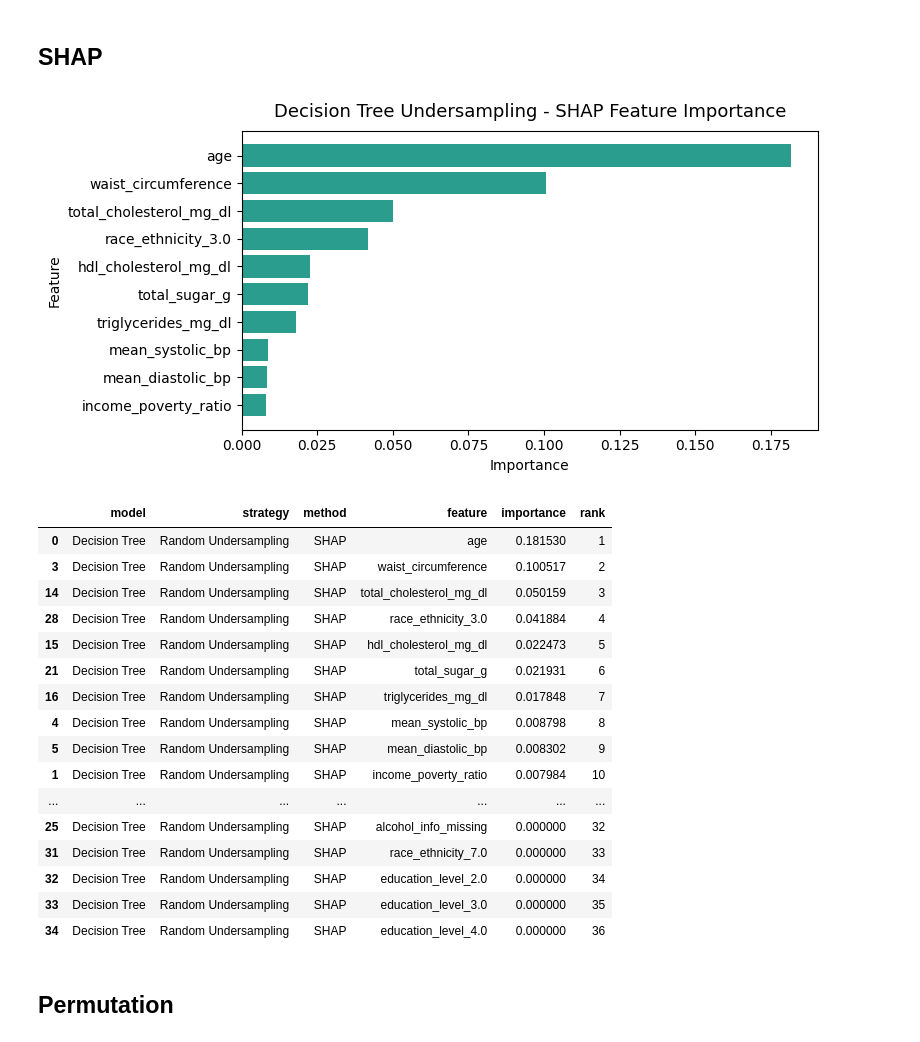
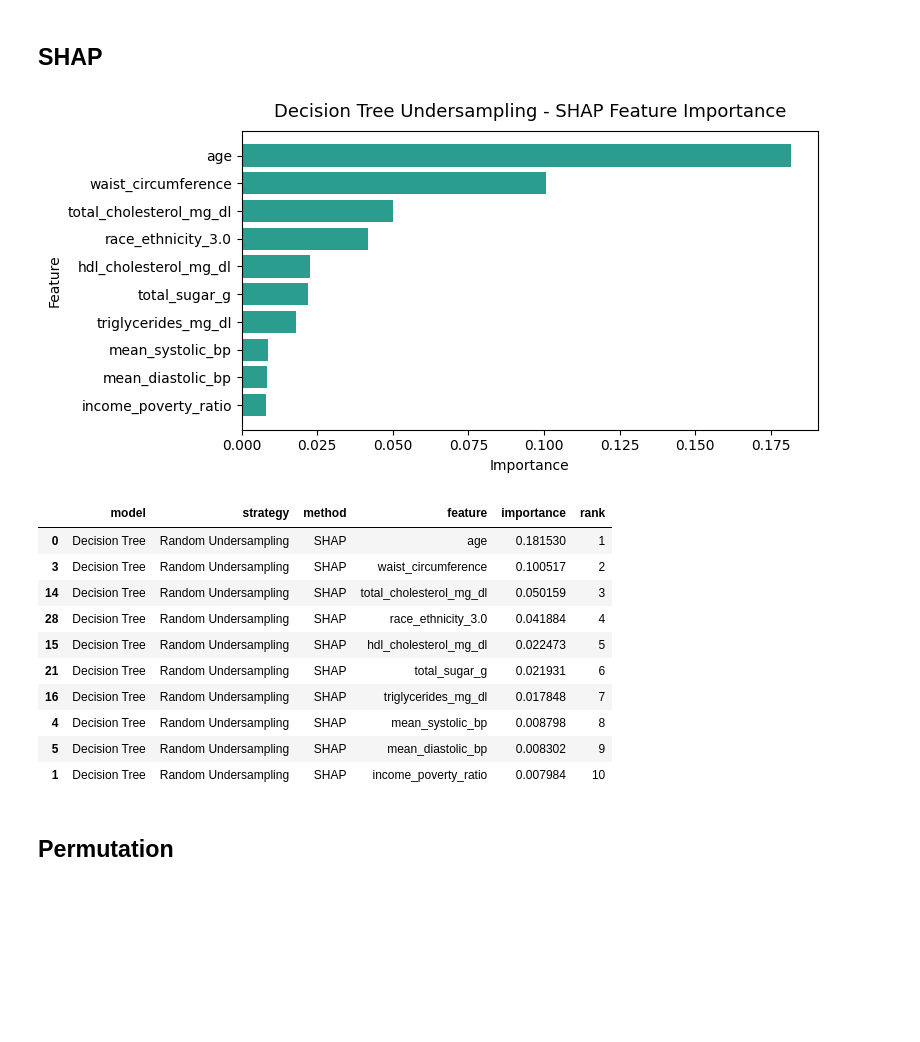
Before and after one commit to KaylanDG/Feature_Importance_DT2_Prediction, a Jupyter notebook: DecisionTree/decision_tree_B.ipynb, the cells around one changed output. Cells and saved outputs as stored; diff of their text form; code cells hidden in the pictures; blank space fills up the shorter version.

```diff
--- a/DecisionTree/decision_tree_B.ipynb
+++ b/DecisionTree/decision_tree_B.ipynb
@@ -174,56 +175,59 @@ All results are exported for cross-model comparison.
 ## SHAP
 # %%
 # SHAP feature importance
+
 shap_explainer = shap.TreeExplainer(best_model.named_steps["model"] )
 shap_values = shap_explainer.shap_values(X_test_final)[:, :, 1]
 
 shap_importance = pd.Series(np.abs(shap_values).mean(axis=0), index=X_test_final.columns)
 shap_rank = shap_importance.rank(ascending=False, method="first").astype(int)
 
-xai_shap_df = pd.DataFrame({
+shap_df = pd.DataFrame({
     "model": "Decision Tree",
     "strategy": "Random Undersampling",
     "method": "SHAP",
     "feature": shap_importance.index,
     "importance": shap_importance.values,
     "rank": shap_rank.values
 })
 
+shap_df = shap_df[["model", "strategy", "method", "feature", "importance", "rank"]].sort_values("rank").head(10)
+undersampling_csv_path = Path("../RESULTS/FEATURES/decision_tree_undersampling.csv")
+
 # Store to CSV
-xai_shap_df = xai_shap_df[["model", "strategy", "method", "feature", "importance", "rank"]].sort_values("rank")
-xai_shap_df.to_csv("../RESULTS/FEATURES/decision_tree_undersampling_shap.csv", index=False)
+if undersampling_csv_path.exists():
+    existing_xai_df = pd.read_csv(undersampling_csv_path)
+    existing_xai_df = existing_xai_df[existing_xai_df["method"] != "SHAP"]
+else:
+    existing_xai_df = pd.DataFrame(columns=shap_df.columns)
+
+pd.concat([existing_xai_df, shap_df], ignore_index=True).sort_values(["method", "rank"]).to_csv(undersampling_csv_path, index=False)
 
 # Visualization
 fig, ax = plt.subplots(figsize=(8, 4))
-top_shap = xai_shap_df.head(10).sort_values("importance")
+top_shap = shap_df.sort_values("importance")
 ax.barh(top_shap["feature"], top_shap["importance"], color="#2a9d8f")
 ax.set_title("Decision Tree Undersampling - SHAP Feature Importance", color="black", fontsize=13, pad=10)
 ax.set_xlabel("Importance", color="black")
 ax.set_ylabel("Feature", color="black")
 ax.tick_params(colors="black")
 plt.tight_layout()
 plt.show()
 
-xai_shap_df
+shap_df
 # %% [output]
 [figure]
 |  | model | strategy | method | feature | importance | rank |
 | 0 | Decision Tree | Random Undersampling | SHAP | age | 0.181530 | 1 |
 | 3 | Decision Tree | Random Undersampling | SHAP | waist_circumference | 0.100517 | 2 |
 | 14 | Decision Tree | Random Undersampling | SHAP | total_cholesterol_mg_dl | 0.050159 | 3 |
 | 28 | Decision Tree | Random Undersampling | SHAP | race_ethnicity_3.0 | 0.041884 | 4 |
 | 15 | Decision Tree | Random Undersampling | SHAP | hdl_cholesterol_mg_dl | 0.022473 | 5 |
 | 21 | Decision Tree | Random Undersampling | SHAP | total_sugar_g | 0.021931 | 6 |
 | 16 | Decision Tree | Random Undersampling | SHAP | triglycerides_mg_dl | 0.017848 | 7 |
 | 4 | Decision Tree | Random Undersampling | SHAP | mean_systolic_bp | 0.008798 | 8 |
 | 5 | Decision Tree | Random Undersampling | SHAP | mean_diastolic_bp | 0.008302 | 9 |
 | 1 | Decision Tree | Random Undersampling | SHAP | income_poverty_ratio | 0.007984 | 10 |
-| ... | ... | ... | ... | ... | ... | ... |
-| 25 | Decision Tree | Random Undersampling | SHAP | alcohol_info_missing | 0.000000 | 32 |
-| 31 | Decision Tree | Random Undersampling | SHAP | race_ethnicity_7.0 | 0.000000 | 33 |
-| 32 | Decision Tree | Random Undersampling | SHAP | education_level_2.0 | 0.000000 | 34 |
-| 33 | Decision Tree | Random Undersampling | SHAP | education_level_3.0 | 0.000000 | 35 |
-| 34 | Decision Tree | Random Undersampling | SHAP | education_level_4.0 | 0.000000 | 36 |
 # %% [markdown]
 ## Permutation
 # %%
```
Also changed, not shown: parts of 3 cells of this notebook, 3 other files.
